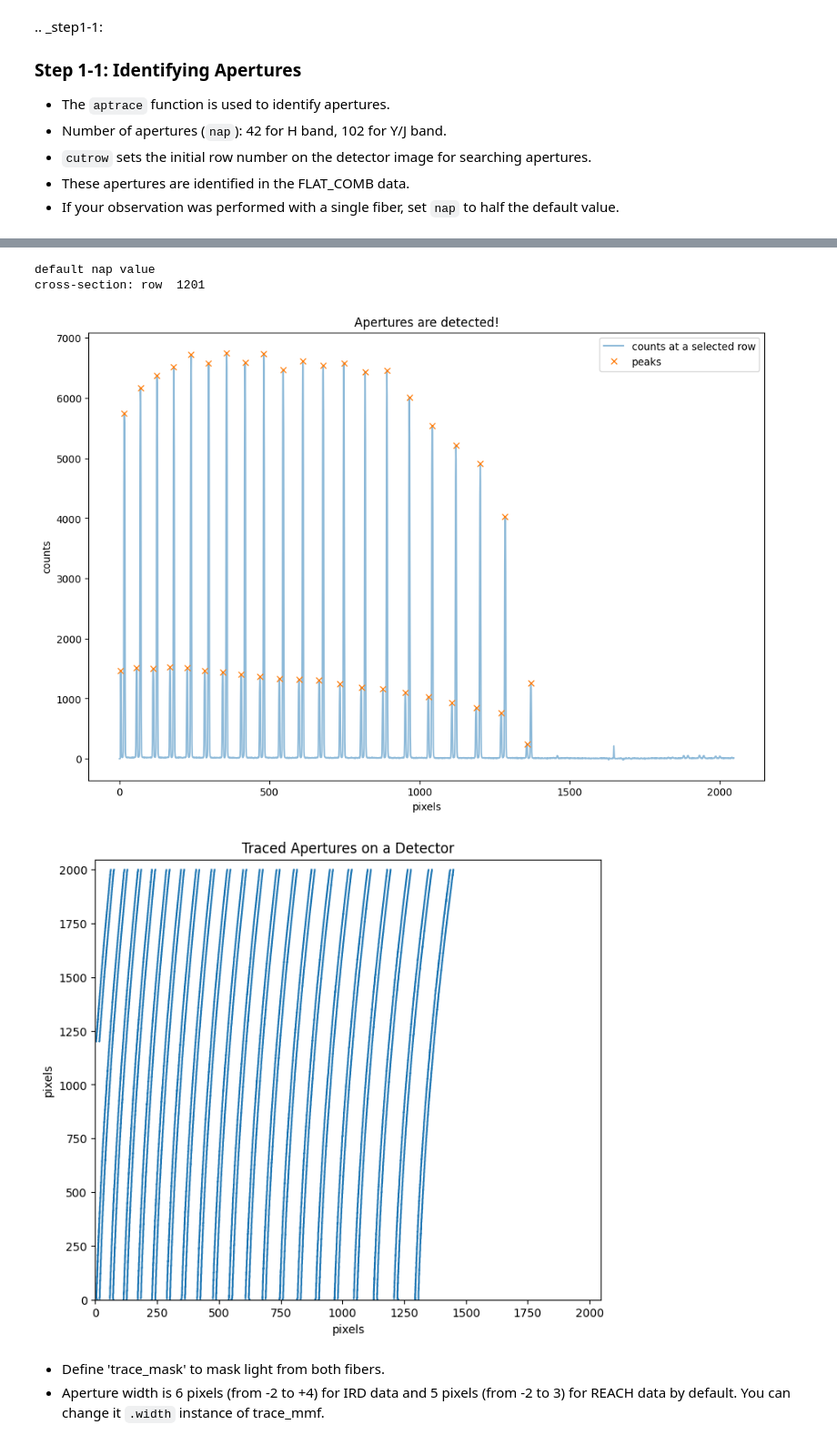
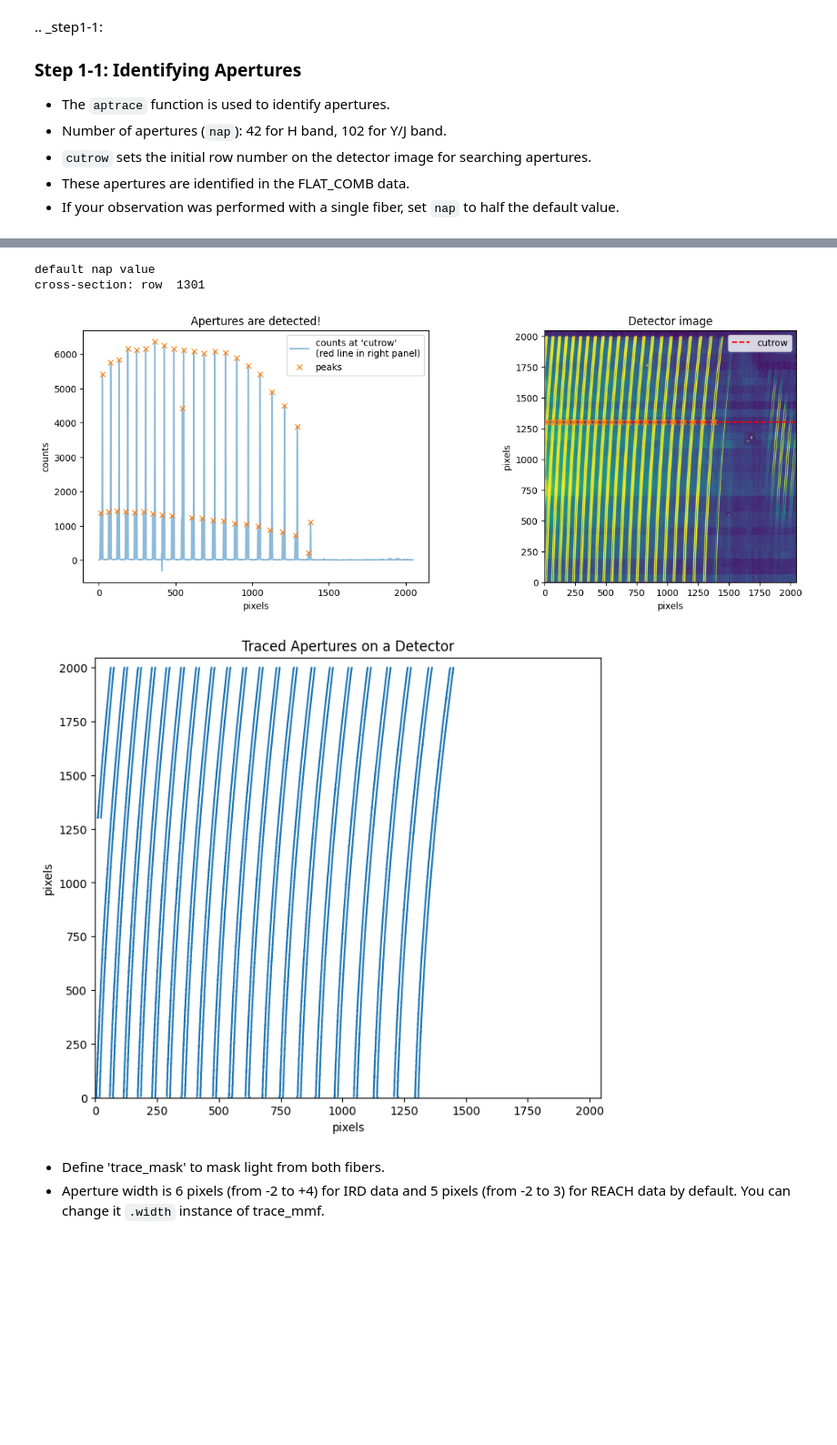
Before and after one commit to prvjapan/pyird, a Jupyter notebook: documents/tutorials/IRD_stream.ipynb, the cells around one changed output, grey strips where cells are left out. Shown at 91% size. Saved outputs shown, nothing was run; the diff lists cells and outputs as text; code cells hidden in the pictures; blank space fills up the shorter version.

```diff
--- a/documents/tutorials/IRD_stream.ipynb
+++ b/documents/tutorials/IRD_stream.ipynb
@@ -94,15 +97,11 @@ from pyird.utils import irdstream
 
 ## FLAT_COMB
 # settings
-flat_comb = irdstream.Stream2D("flat_comb",datadir_flat,anadir)
-flat_comb.fitsid = fitsid_flat_comb
-
-flat_comb.band = band
+flat_comb = irdstream.Stream2D("flat_comb", datadir_flat, anadir, fitsid=fitsid_flat_comb, band=band)
 
 # aperture extraction
-if band=='h' and flat_comb.fitsid[0]%2==0:
-    flat_comb.fitsid_increment()
-    trace_mmf=flat_comb.aptrace(cutrow = 1500,nap=42)
+if band=='h':
+    trace_mmf=flat_comb.aptrace(cutrow = 1300,nap=42)
 elif band=='y':
     trace_mmf=flat_comb.aptrace(cutrow = 1000,nap=102)
 # %% [output]
@@ -110,8 +110,8 @@ No fitsid yet.
 median combine:
 default nap value
-cross-section: row  1201
+cross-section: row  1301
-[figure, old version]
+[figure, new version]
-[figure, old version]
+[figure, new version]
 # %% [markdown]
 - Define 'trace_mask' to mask light from both fibers.
 - Aperture width is 6 pixels (from -2 to +4) for IRD data and 5 pixels (from -2 to 3) for REACH data by default. You can change it `.width` instance of trace_mmf.
```
Also changed, not shown: parts of 11 cells of this notebook, 23 other files.
